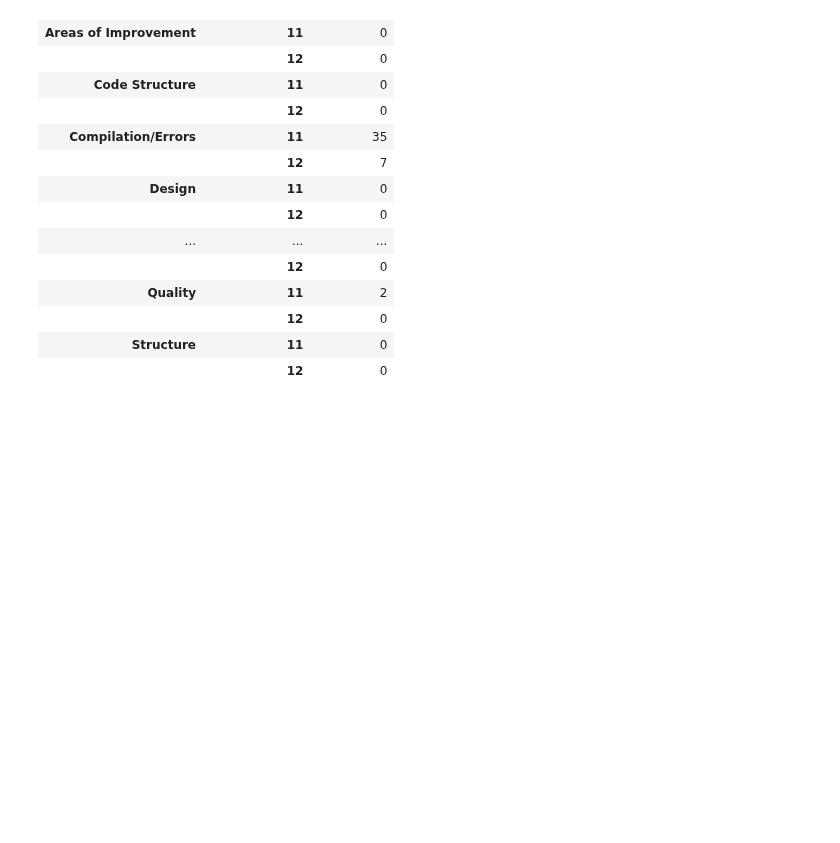
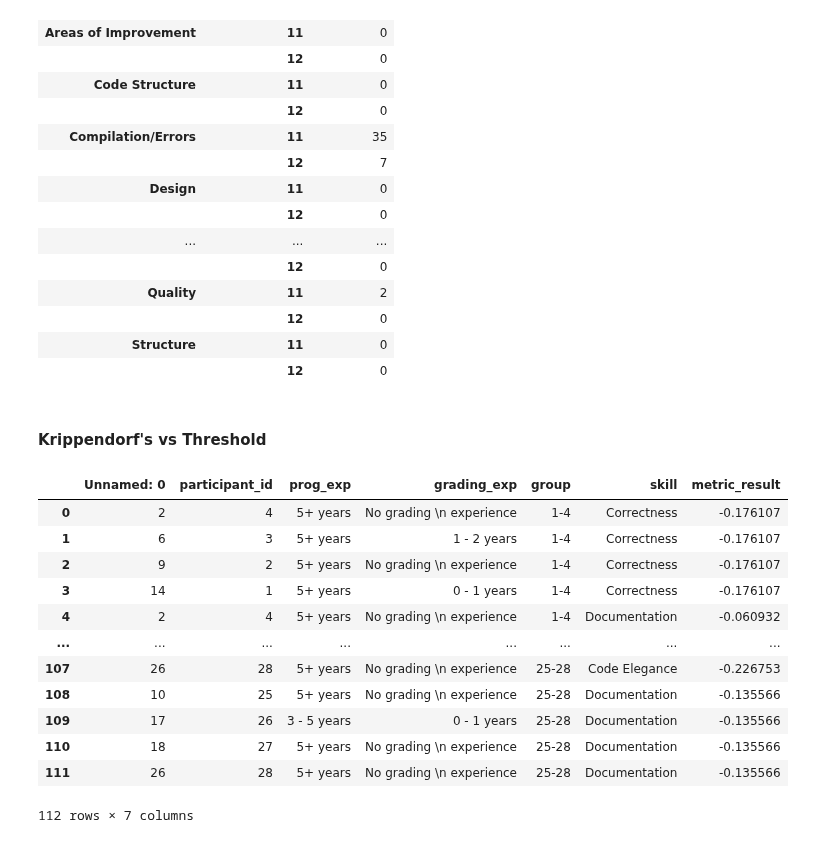
Before and after one commit to m-messer/Consistency_In_Grading_Analysis, a Jupyter notebook: feedback/feedback_inter_consistency.ipynb, the cells around one changed output. Cells and saved outputs as stored; diff of their text form; code cells hidden in the pictures; blank space fills up the shorter version.

```diff
--- a/feedback/feedback_inter_consistency.ipynb
+++ b/feedback/feedback_inter_consistency.ipynb
@@ -351,3 +351,24 @@ dominant_df[(dominant_df['group'] == '9-12') & (dominant_df['skill'] == 'Correct
 |  | 12 | 0 |
 | Structure | 11 | 0 |
 |  | 12 | 0 |
+# %% [markdown]
+#### Krippendorf's vs Threshold
+# %%
+experience_df = pd.read_csv('../data/experience_formatted.csv')
+experience_df['group'] = experience_df['participant_id'].apply(map_participant_group)
+exp_alpha_df = pd.merge(experience_df, alpha_df, on='group', how='right')
+exp_alpha_df
+# %% [output]
+|  | Unnamed: 0 | participant_id | prog_exp | grading_exp | group | skill | metric_result |
+| 0 | 2 | 4 | 5+ years | No grading \n experience | 1-4 | Correctness | -0.176107 |
+| 1 | 6 | 3 | 5+ years | 1 - 2 years | 1-4 | Correctness | -0.176107 |
+| 2 | 9 | 2 | 5+ years | No grading \n experience | 1-4 | Correctness | -0.176107 |
+| 3 | 14 | 1 | 5+ years | 0 - 1 years | 1-4 | Correctness | -0.176107 |
+| 4 | 2 | 4 | 5+ years | No grading \n experience | 1-4 | Documentation | -0.060932 |
+| ... | ... | ... | ... | ... | ... | ... | ... |
+| 107 | 26 | 28 | 5+ years | No grading \n experience | 25-28 | Code Elegance | -0.226753 |
+| 108 | 10 | 25 | 5+ years | No grading \n experience | 25-28 | Documentation | -0.135566 |
+| 109 | 17 | 26 | 3 - 5 years | 0 - 1 years | 25-28 | Documentation | -0.135566 |
+| 110 | 18 | 27 | 5+ years | No grading \n experience | 25-28 | Documentation | -0.135566 |
+| 111 | 26 | 28 | 5+ years | No grading \n experience | 25-28 | Documentation | -0.135566 |
+112 rows × 7 columns
```
Also changed, not shown: parts of 1 cell of this notebook, 1 other file.
